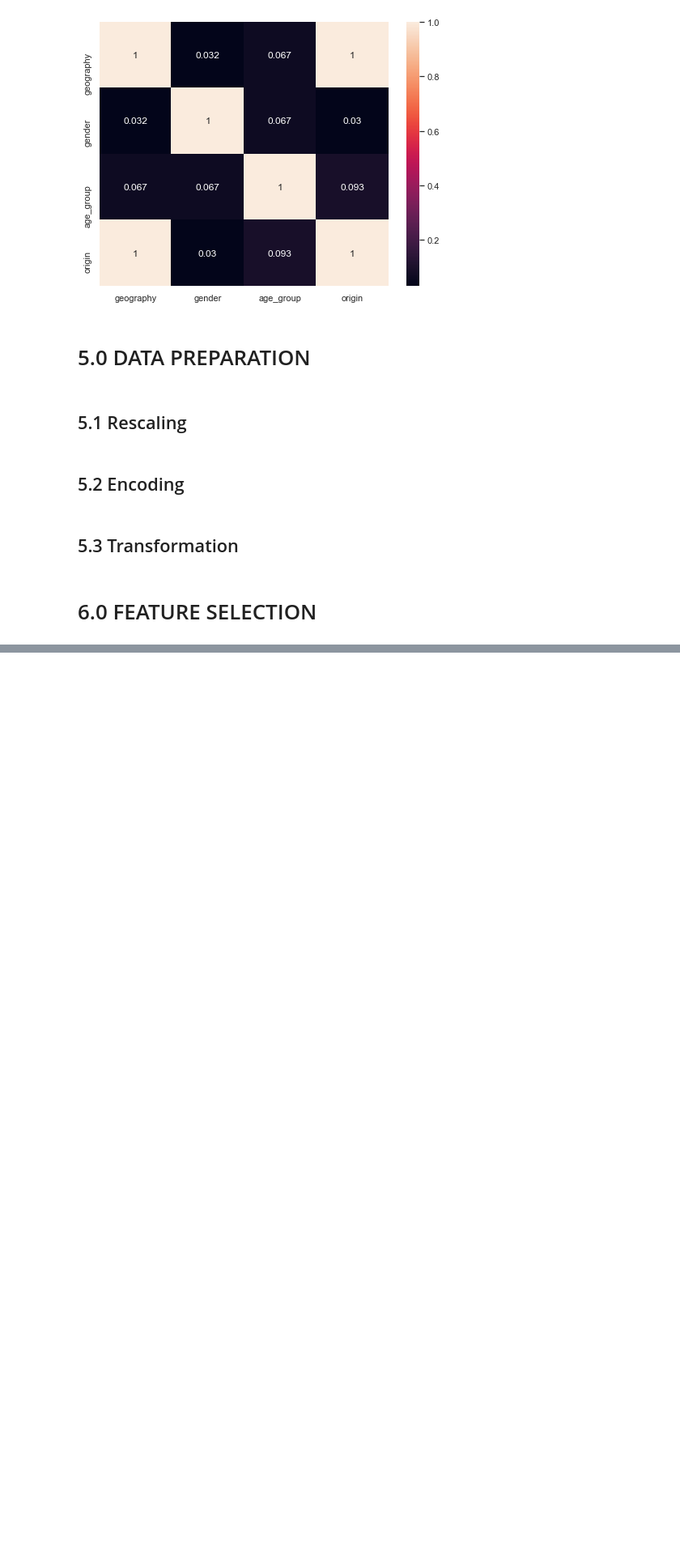
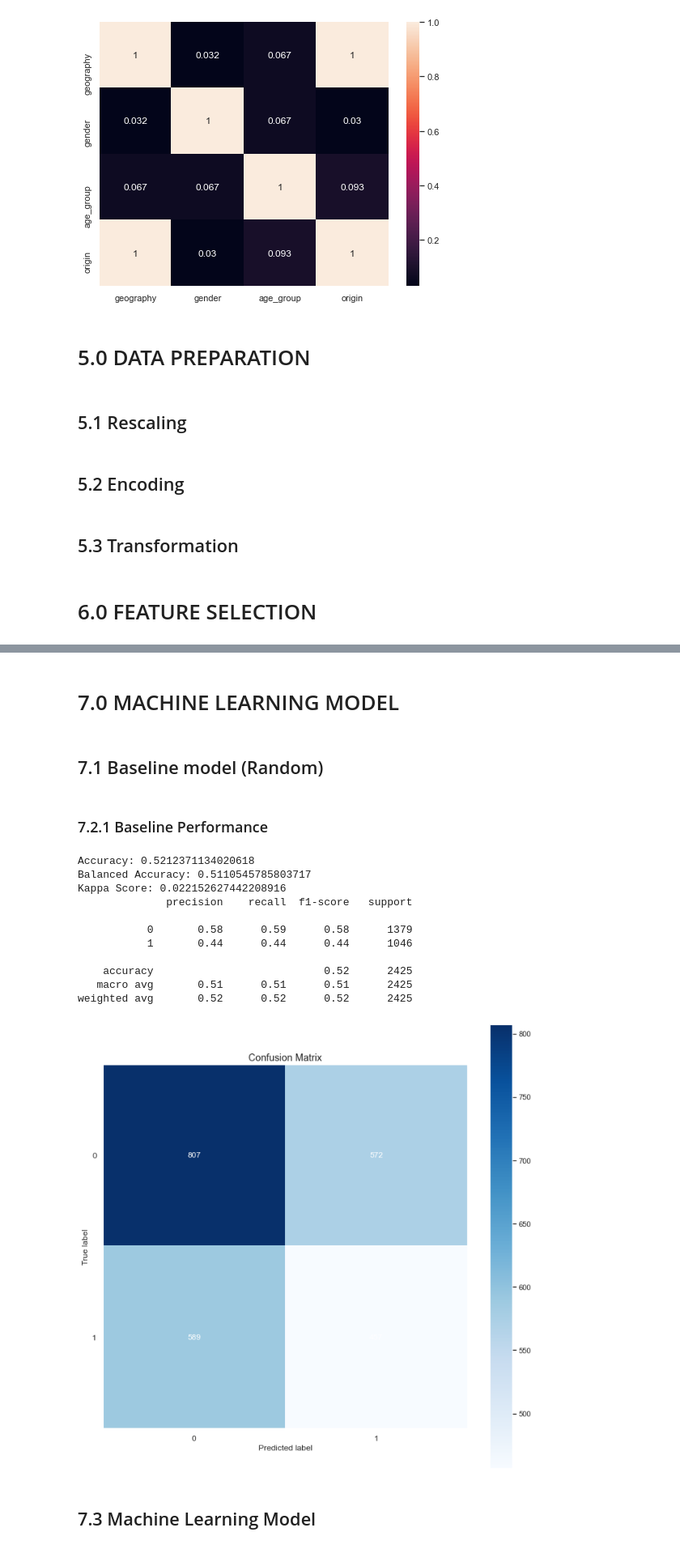
Before and after one commit to FabioCaffarello/Churn-Prediction-TopBank, a Jupyter notebook: 02-Notebooks/ent_to_end_churn_prediction.ipynb, the cells around one changed output, grey strips where cells are left out. Shown at 81% size. Saved outputs shown, nothing was run; the diff lists cells and outputs as text; code cells hidden in the pictures; blank space fills up the shorter version.

Commit message:
first model

```diff
--- a/02-Notebooks/ent_to_end_churn_prediction.ipynb
+++ b/02-Notebooks/ent_to_end_churn_prediction.ipynb
@@ -1126,0 +1194,14 @@ cols_selected_boruta
+# %% [markdown]
+# 7.0 MACHINE LEARNING MODEL
+# %% [markdown]
+## 7.1 Baseline model (Random)
+# %%
+response_list = y_train.drop_duplicates().sort_values().tolist()
+response_weights = y_train.value_counts(normalize=True).sort_index().tolist()
+k_num = y_valid.shape[0]
+
+# Random Model
+
+yhat_random = random.choices(population=response_list,
+                             weights=response_weights,
+                             k=k_num)
@@ -1126,0 +1212,35 @@ cols_selected_boruta
+# %% [markdown]
+### 7.2.1 Baseline Performance
+# %%
+# Accuracy
+acc_random = accuracy_score(y_valid, yhat_random)
+print('Accuracy: {}'.format(acc_random))
+
+# Balanced Accuracy
+balanced_acc_random = balanced_accuracy_score(y_valid, yhat_random)
+print('Balanced Accuracy: {}'.format(balanced_acc_random))
+
+# Kappa Score
+kappa_random = cohen_kappa_score(y_valid, yhat_random)
+print('Kappa Score: {}'.format(kappa_random))
+
+# Classification Report
+print(classification_report(y_valid, yhat_random))
+
+# Confusion matrix
+plot_confusion_matrix(y_valid, yhat_random, normalize=False, figsize=(12, 12));
+# %% [output]
+Accuracy: 0.5212371134020618
+Balanced Accuracy: 0.5110545785803717
+Kappa Score: 0.022152627442208916
+              precision    recall  f1-score   support
+
+           0       0.58      0.59      0.58      1379
+           1       0.44      0.44      0.44      1046
+
+    accuracy                           0.52      2425
+   macro avg       0.51      0.51      0.51      2425
+weighted avg       0.52      0.52      0.52      2425
+[figure, added]
+# %% [markdown]
+## 7.3 Machine Learning Model
```
Also changed, not shown: parts of 12 cells of this notebook.
